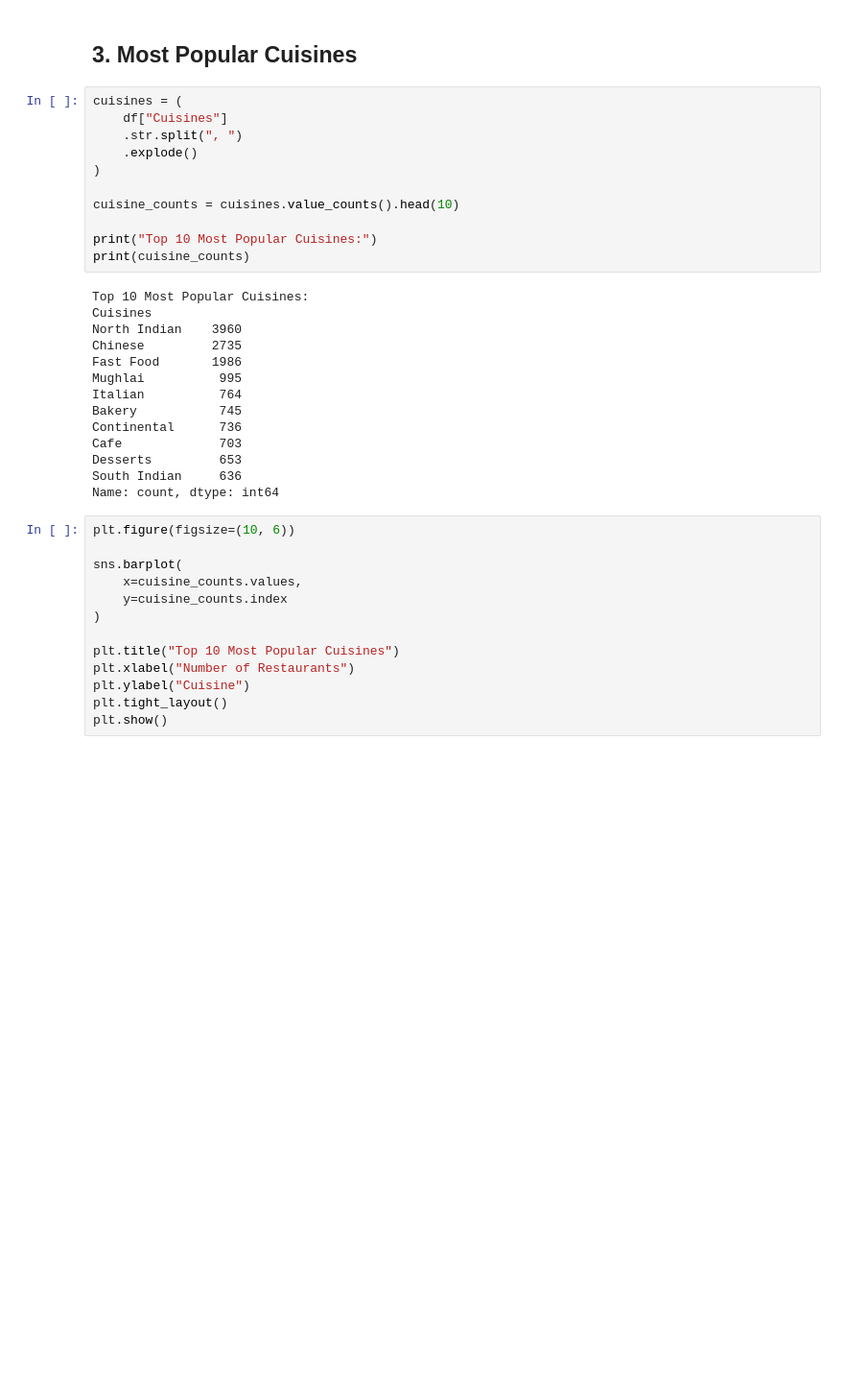
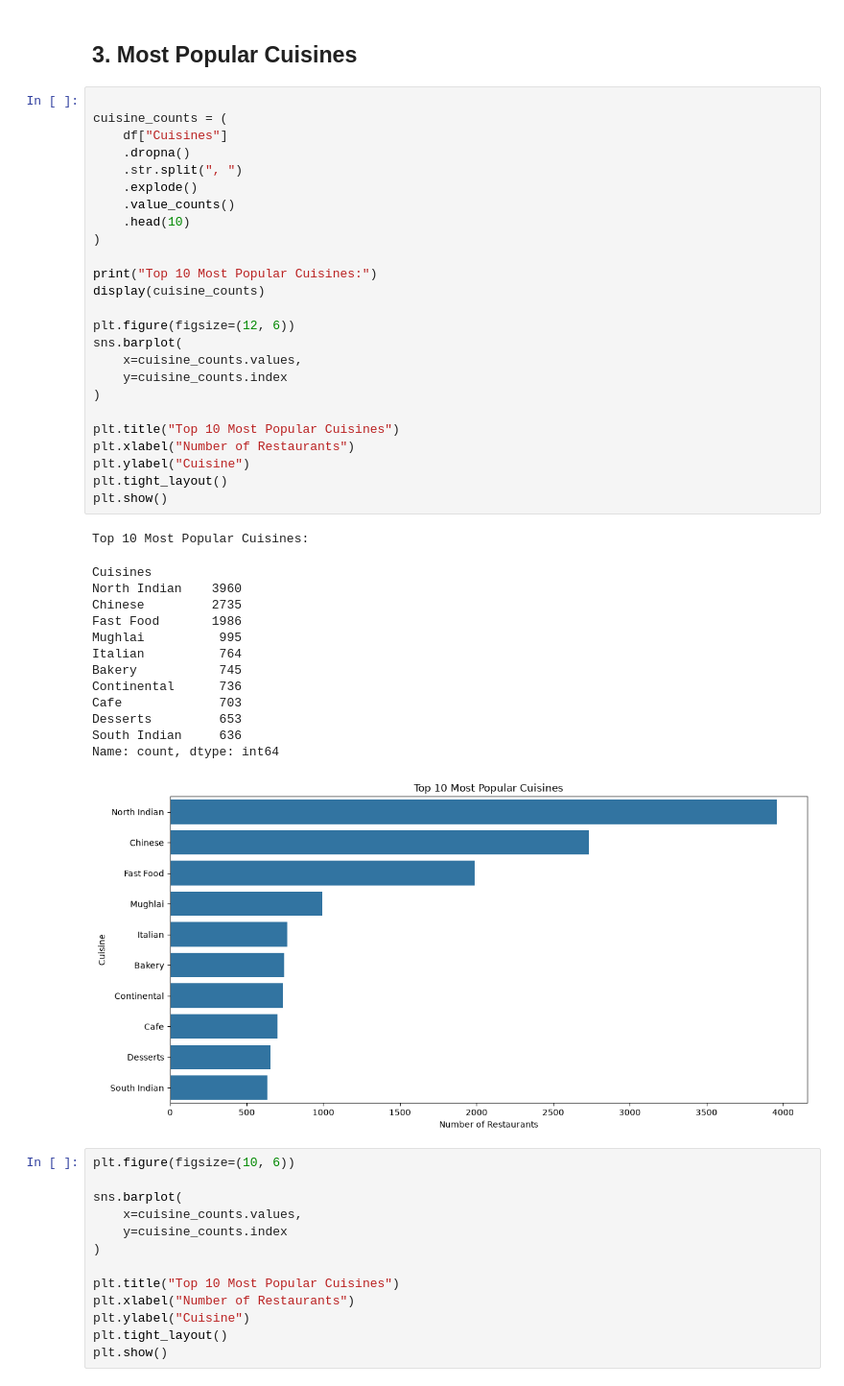
Before and after one commit to ganavi8/Cognifyz_Data_Science_Internship, a Jupyter notebook: Level_1/Level_1_Task_1_Data_Exploration.ipynb, the cells around one changed output. Shown at 96% size. Drawn from its saved outputs; the diff is of its cells as text; blank space fills up the shorter version.

```diff
--- a/Level_1/Level_1_Task_1_Data_Exploration.ipynb
+++ b/Level_1/Level_1_Task_1_Data_Exploration.ipynb
@@ -350,30 +378,45 @@ Name: Aggregate rating, dtype: float64
 # %% [markdown]
 ## 3. Most Popular Cuisines
 # %%
-cuisines = (
+
+cuisine_counts = (
     df["Cuisines"]
+    .dropna()
     .str.split(", ")
     .explode()
+    .value_counts()
+    .head(10)
 )
 
-cuisine_counts = cuisines.value_counts().head(10)
+print("Top 10 Most Popular Cuisines:")
+display(cuisine_counts)
 
-print("Top 10 Most Popular Cuisines:")
-print(cuisine_counts)
+plt.figure(figsize=(12, 6))
+sns.barplot(
+    x=cuisine_counts.values,
+    y=cuisine_counts.index
+)
+
+plt.title("Top 10 Most Popular Cuisines")
+plt.xlabel("Number of Restaurants")
+plt.ylabel("Cuisine")
+plt.tight_layout()
+plt.show()
 # %% [output]
 Top 10 Most Popular Cuisines:
-Cuisines
-North Indian    3960
-Chinese         2735
-Fast Food       1986
-Mughlai          995
-Italian          764
-Bakery           745
-Continental      736
-Cafe             703
-Desserts         653
-South Indian     636
-Name: count, dtype: int64
+Cuisines
+North Indian    3960
+Chinese         2735
+Fast Food       1986
+Mughlai          995
+Italian          764
+Bakery           745
+Continental      736
+Cafe             703
+Desserts         653
+South Indian     636
+Name: count, dtype: int64
+[figure, added]
 # %%
 plt.figure(figsize=(10, 6))
 
```
Also changed, not shown: parts of 35 cells of this notebook.
